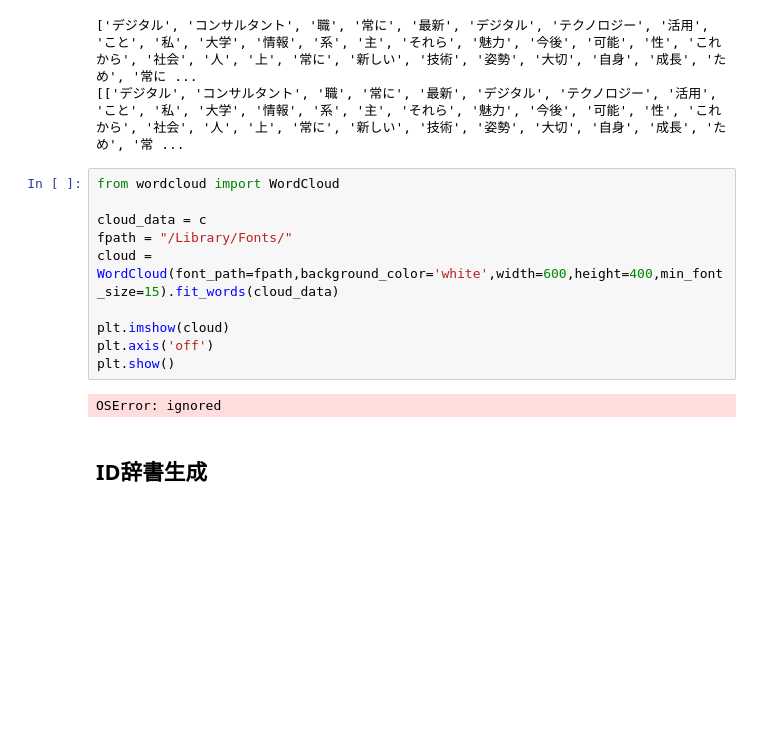
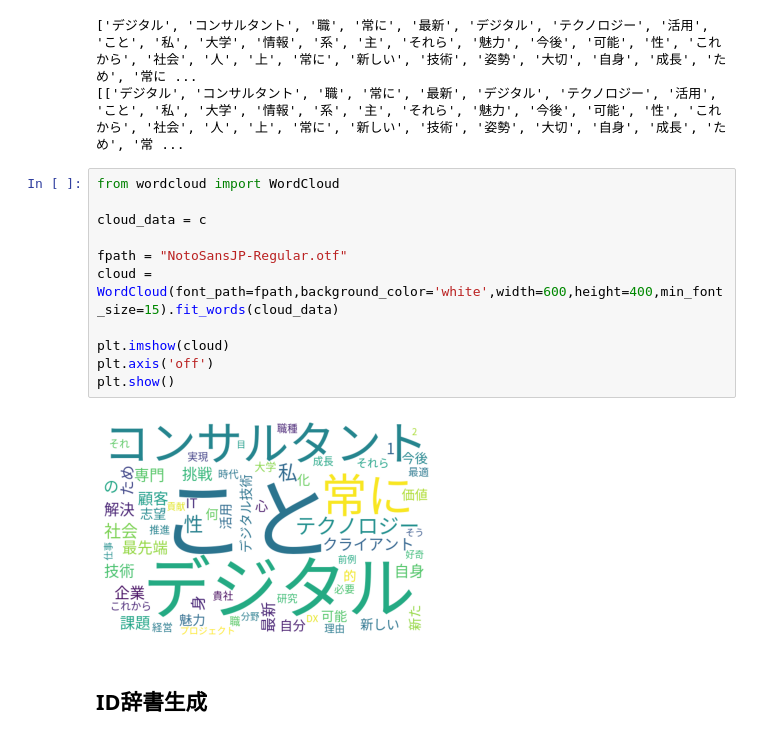
Before and after one commit to manami-bunbun/ES_analysis, a Jupyter notebook: ES_analysis.ipynb, the cells around one changed output. Saved outputs shown, nothing was run; the diff lists cells and outputs as text; blank space fills up the shorter version.

```diff
--- a/ES_analysis.ipynb
+++ b/ES_analysis.ipynb
@@ -221,15 +221,16 @@ print(text)
 # %%
 from wordcloud import WordCloud
 
 cloud_data = c
-fpath = "/Library/Fonts/"
+
+fpath = "NotoSansJP-Regular.otf"
 cloud = WordCloud(font_path=fpath,background_color='white',width=600,height=400,min_font_size=15).fit_words(cloud_data)
 
 plt.imshow(cloud)
 plt.axis('off')
 plt.show()
 # %% [output]
-OSError: ignored
+[figure, added]
 # %% [markdown]
 ## ID辞書生成
 # %%
```
